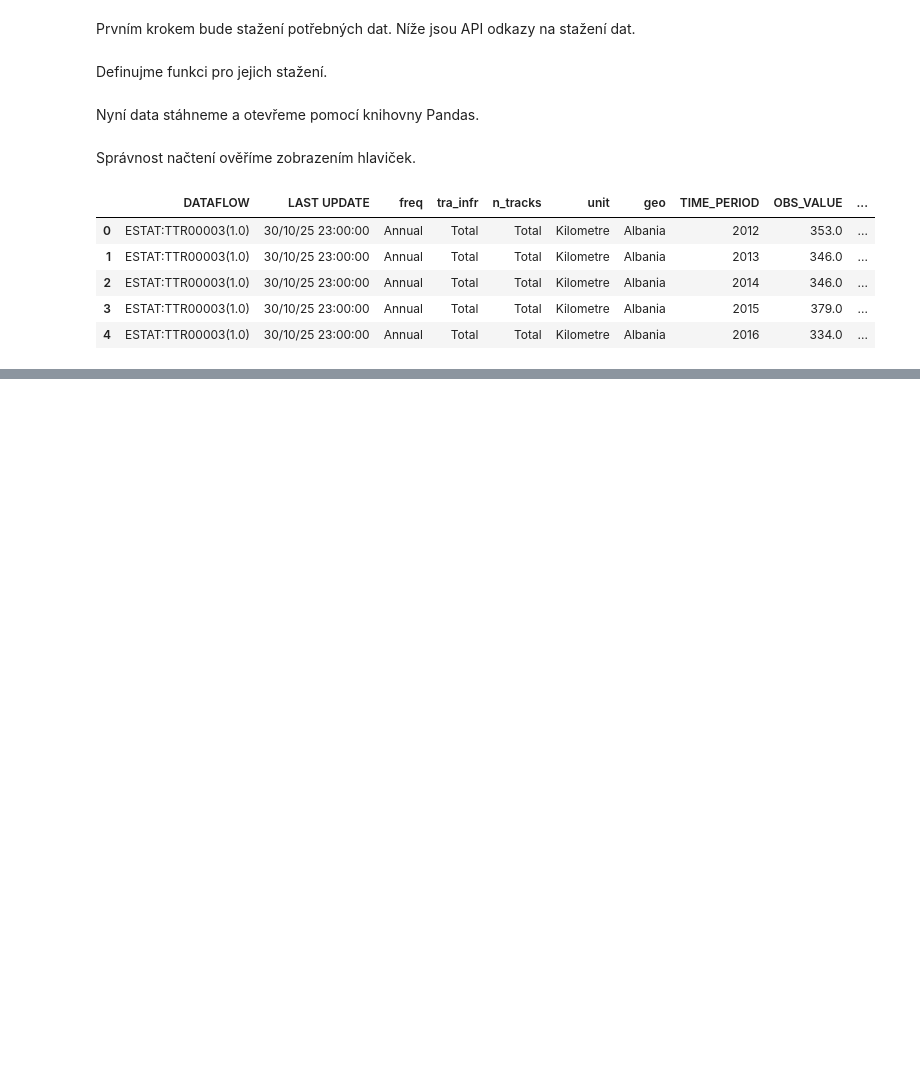
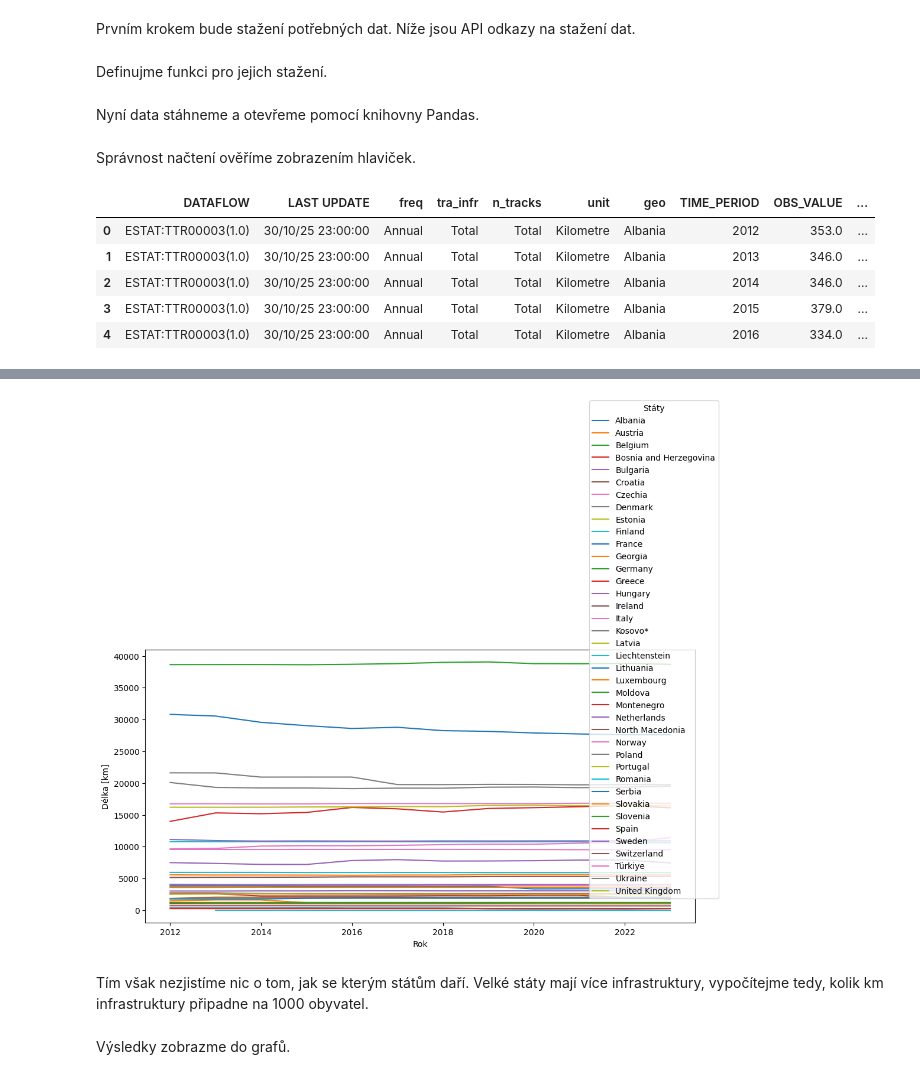
Before and after one commit to gureckyfrantisek/UZPR_skB, a Jupyter notebook: main.ipynb, the cells around one changed output, grey strips where cells are left out. Cells and saved outputs as stored; diff of their text form; code cells hidden in the pictures; blank space fills up the shorter version.

```diff
--- a/main.ipynb
+++ b/main.ipynb
@@ -53,0 +124,6 @@ highway_data.head()
+# %%
+plot_absolute(railway_data)
+# %% [output]
+[figure, added]
+# %% [markdown]
+Tím však nezjistíme nic o tom, jak se kterým státům daří. Velké státy mají více infrastruktury, vypočítejme tedy, kolik km infrastruktury připadne na 1000 obyvatel.
@@ -53,0 +163,2 @@ highway_data.head()
+# %% [markdown]
+Výsledky zobrazme do grafů.
```
Also changed, not shown: parts of 27 cells of this notebook.
